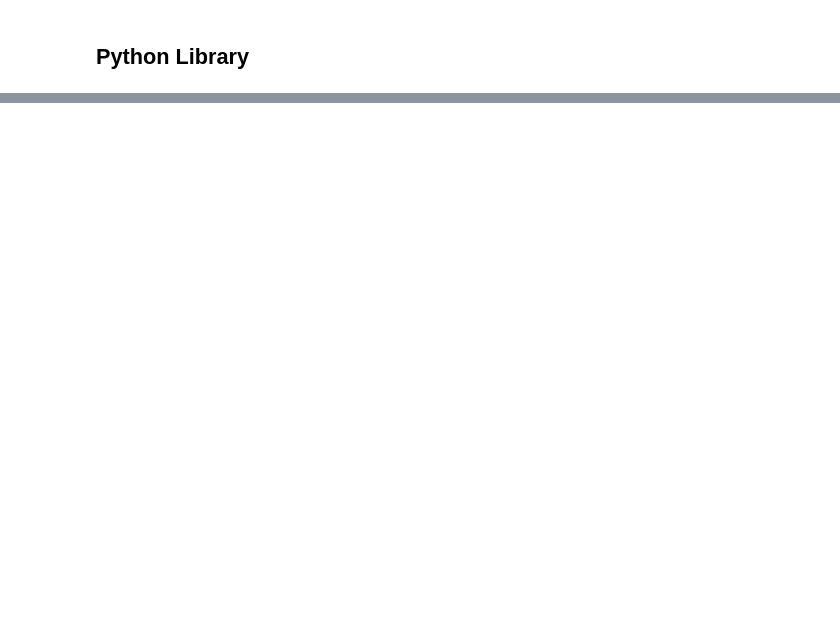
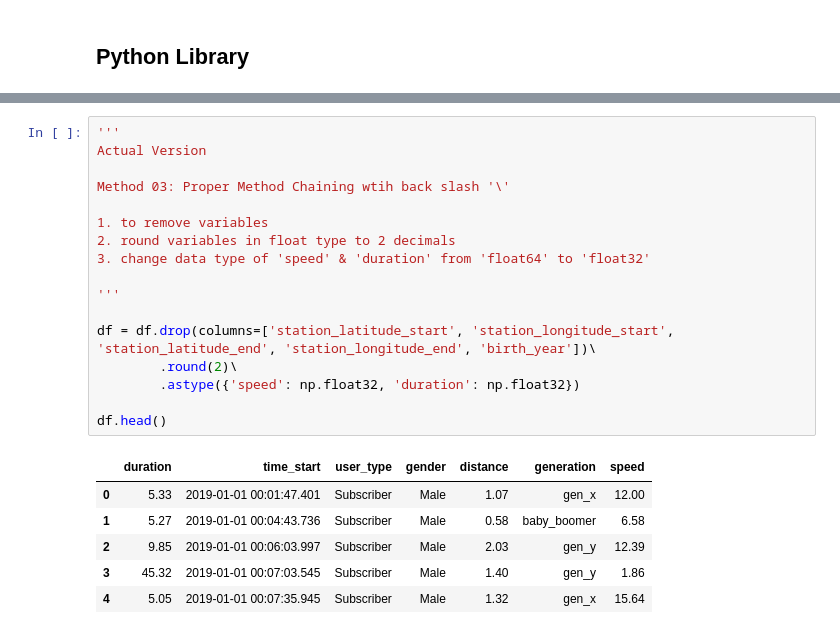
Before and after one commit to ongks-useR/united_states_bike_share, a Jupyter notebook: data_cleaning.ipynb, the cells around one changed output, grey strips where cells are left out. Cells and saved outputs as stored; diff of their text form; blank space fills up the shorter version.

```diff
--- a/data_cleaning.ipynb
+++ b/data_cleaning.ipynb
@@ -267,0 +652,24 @@ memory usage: 744.8+ MB
+# %%
+'''
+Actual Version
+
+Method 03: Proper Method Chaining wtih back slash '\'
+
+1. to remove variables
+2. round variables in float type to 2 decimals
+3. change data type of 'speed' & 'duration' from 'float64' to 'float32'
+
+'''
+
+df = df.drop(columns=['station_latitude_start', 'station_longitude_start', 'station_latitude_end', 'station_longitude_end', 'birth_year'])\
+        .round(2)\
+        .astype({'speed': np.float32, 'duration': np.float32})
+
+df.head()
+# %% [output]
+|  | duration | time_start | user_type | gender | distance | generation | speed |
+| 0 | 5.33 | 2019-01-01 00:01:47.401 | Subscriber | Male | 1.07 | gen_x | 12.00 |
+| 1 | 5.27 | 2019-01-01 00:04:43.736 | Subscriber | Male | 0.58 | baby_boomer | 6.58 |
+| 2 | 9.85 | 2019-01-01 00:06:03.997 | Subscriber | Male | 2.03 | gen_y | 12.39 |
+| 3 | 45.32 | 2019-01-01 00:07:03.545 | Subscriber | Male | 1.40 | gen_y | 1.86 |
+| 4 | 5.05 | 2019-01-01 00:07:35.945 | Subscriber | Male | 1.32 | gen_x | 15.64 |
```
Also changed, not shown: parts of 77 cells of this notebook.
